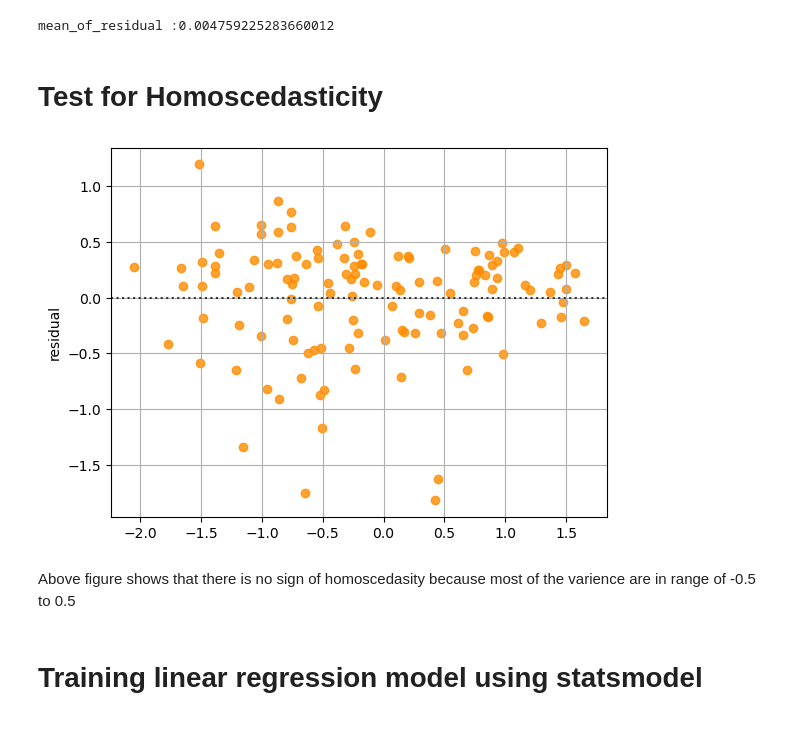
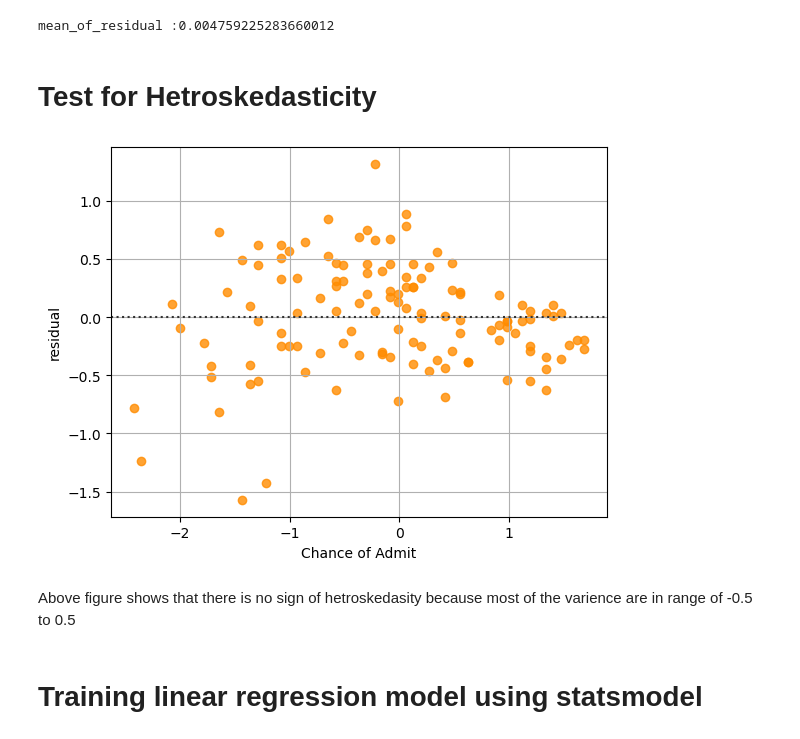
Before and after one commit to GauravDaharia20/Scaler-Projects, a Jupyter notebook: Machine Learning/Project/Jamboree-Education- Linear-Regression.ipynb, the cells around one changed output. Saved outputs shown, nothing was run; the diff lists cells and outputs as text; code cells hidden in the pictures.

```diff
--- a/Machine Learning/Project/Jamboree-Education- Linear-Regression.ipynb
+++ b/Machine Learning/Project/Jamboree-Education- Linear-Regression.ipynb
@@ -565,16 +565,16 @@ print(f'mean_of_residual :{mean_of_residual_gd}')
 # %% [output]
 mean_of_residual :0.004759225283660012
 # %% [markdown]
-# Test for Homoscedasticity
+# Test for Hetroskedasticity
 # %%
-sns.residplot(x=y_pred_gd,y=residual_gd,color='darkorange')
+sns.residplot(x=ytest,y=residual_gd,color='darkorange')
 plt.grid()
 plt.ylabel('residual')
 plt.show()
 # %% [output]
-[figure, old version]
+[figure, new version]
 # %% [markdown]
-Above figure shows that there is no sign of homoscedasity because most of the varience are in range of -0.5 to 0.5
+Above figure shows that there is no sign of hetroskedasity because most of the varience are in range of -0.5 to 0.5
 # %% [markdown]
 # Training linear regression model using statsmodel
 # %%
```
Also changed, not shown: parts of 14 cells of this notebook, 2 other files.
